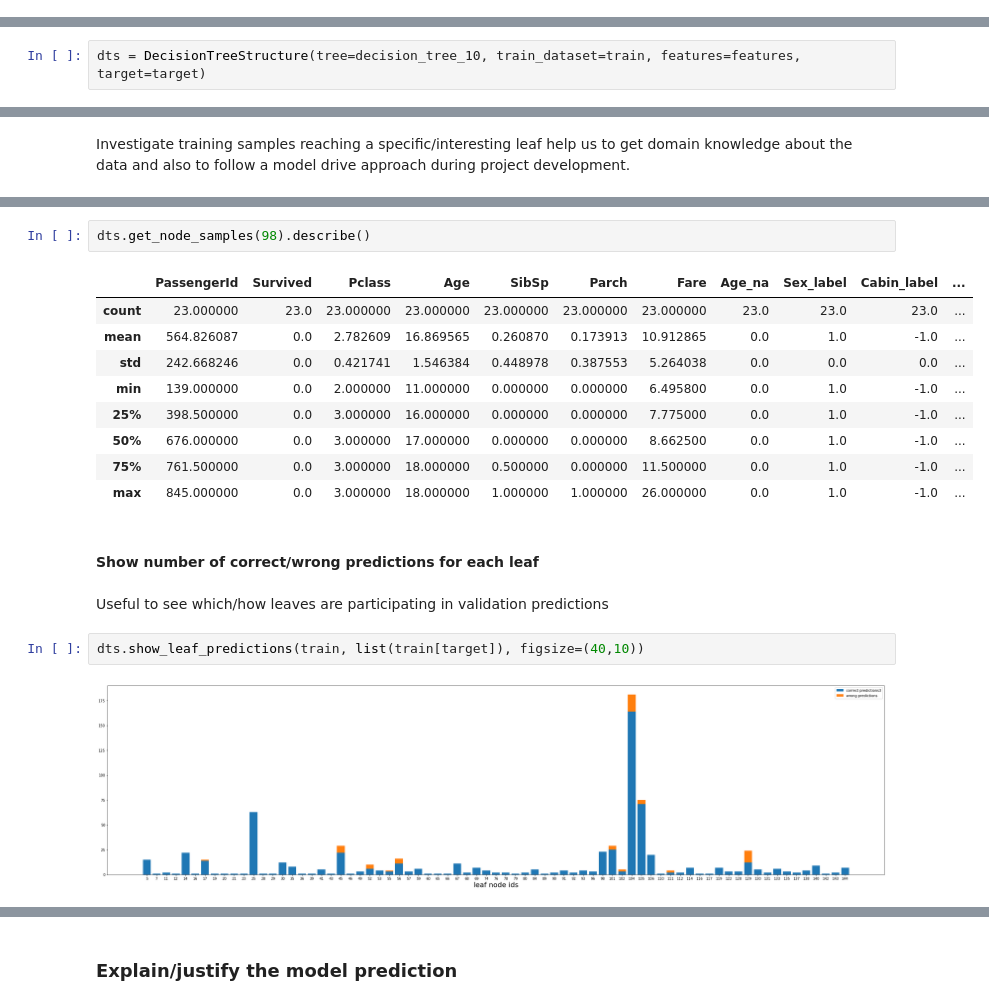
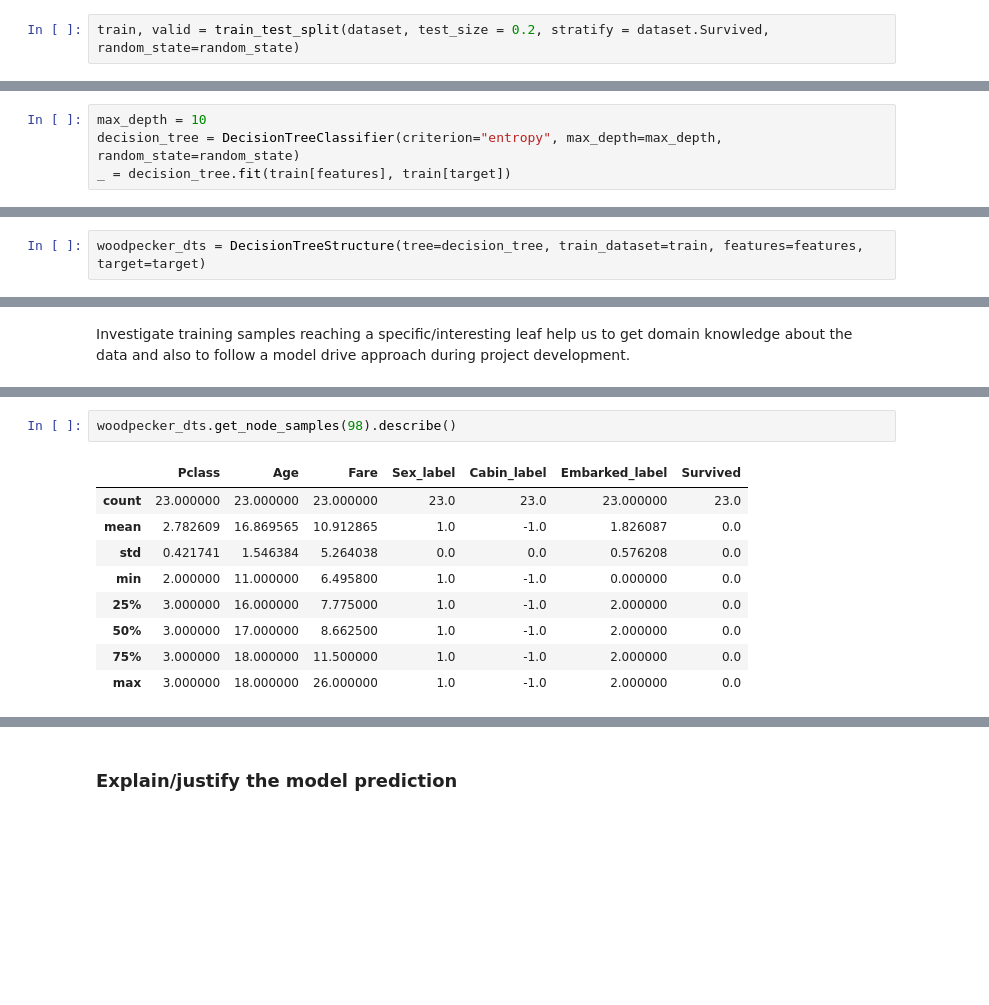
Before and after one commit to tlapusan/woodpecker, a Jupyter notebook: notebooks/presentations/devtalks-2019.ipynb, the cells around one changed output, grey strips where cells are left out. Cells and saved outputs as stored; diff of their text form; blank space fills up the shorter version.

```diff
--- a/notebooks/presentations/devtalks-2019.ipynb
+++ b/notebooks/presentations/devtalks-2019.ipynb
@@ -109,0 +124,2 @@ The library was started with two main ideas in my mind :
+# %%
+train, valid = train_test_split(dataset, test_size = 0.2, stratify = dataset.Survived, random_state=random_state)
@@ -109,0 +128,4 @@ The library was started with two main ideas in my mind :
+# %%
+max_depth = 10
+decision_tree = DecisionTreeClassifier(criterion="entropy", max_depth=max_depth, random_state=random_state)
+_ = decision_tree.fit(train[features], train[target])
@@ -110,5 +143,5 @@ The library was started with two main ideas in my mind :
 # %%
-dts = DecisionTreeStructure(tree=decision_tree_10, train_dataset=train, features=features, target=target)
+woodpecker_dts = DecisionTreeStructure(tree=decision_tree, train_dataset=train, features=features, target=target)
 # %% [markdown]
 ###  Understand decision tree performance and structure
 # %% [markdown]
@@ -212,20 +247,12 @@ dts.get_node_samples(98)
 # %%
-dts.get_node_samples(98).describe()
+woodpecker_dts.get_node_samples(98).describe()
 # %% [output]
-|  | PassengerId | Survived | Pclass | Age | SibSp | Parch | Fare | Age_na | Sex_label | Cabin_label | ... |
-| count | 23.000000 | 23.0 | 23.000000 | 23.000000 | 23.000000 | 23.000000 | 23.000000 | 23.0 | 23.0 | 23.0 | ... |
-| mean | 564.826087 | 0.0 | 2.782609 | 16.869565 | 0.260870 | 0.173913 | 10.912865 | 0.0 | 1.0 | -1.0 | ... |
-| std | 242.668246 | 0.0 | 0.421741 | 1.546384 | 0.448978 | 0.387553 | 5.264038 | 0.0 | 0.0 | 0.0 | ... |
-| min | 139.000000 | 0.0 | 2.000000 | 11.000000 | 0.000000 | 0.000000 | 6.495800 | 0.0 | 1.0 | -1.0 | ... |
-| 25% | 398.500000 | 0.0 | 3.000000 | 16.000000 | 0.000000 | 0.000000 | 7.775000 | 0.0 | 1.0 | -1.0 | ... |
-| 50% | 676.000000 | 0.0 | 3.000000 | 17.000000 | 0.000000 | 0.000000 | 8.662500 | 0.0 | 1.0 | -1.0 | ... |
-| 75% | 761.500000 | 0.0 | 3.000000 | 18.000000 | 0.500000 | 0.000000 | 11.500000 | 0.0 | 1.0 | -1.0 | ... |
-| max | 845.000000 | 0.0 | 3.000000 | 18.000000 | 1.000000 | 1.000000 | 26.000000 | 0.0 | 1.0 | -1.0 | ... |
+|  | Pclass | Age | Fare | Sex_label | Cabin_label | Embarked_label | Survived |
+| count | 23.000000 | 23.000000 | 23.000000 | 23.0 | 23.0 | 23.000000 | 23.0 |
+| mean | 2.782609 | 16.869565 | 10.912865 | 1.0 | -1.0 | 1.826087 | 0.0 |
+| std | 0.421741 | 1.546384 | 5.264038 | 0.0 | 0.0 | 0.576208 | 0.0 |
+| min | 2.000000 | 11.000000 | 6.495800 | 1.0 | -1.0 | 0.000000 | 0.0 |
+| 25% | 3.000000 | 16.000000 | 7.775000 | 1.0 | -1.0 | 2.000000 | 0.0 |
+| 50% | 3.000000 | 17.000000 | 8.662500 | 1.0 | -1.0 | 2.000000 | 0.0 |
+| 75% | 3.000000 | 18.000000 | 11.500000 | 1.0 | -1.0 | 2.000000 | 0.0 |
+| max | 3.000000 | 18.000000 | 26.000000 | 1.0 | -1.0 | 2.000000 | 0.0 |
-# %% [markdown]
-####  Show number of correct/wrong predictions for each leaf
-# %% [markdown]
-Useful to see which/how leaves are participating in validation predictions
-# %%
-dts.show_leaf_predictions(train, list(train[target]), figsize=(40,10))
-# %% [output]
-[figure, removed]
```
Also changed, not shown: parts of 32 cells of this notebook, 2 other files.
